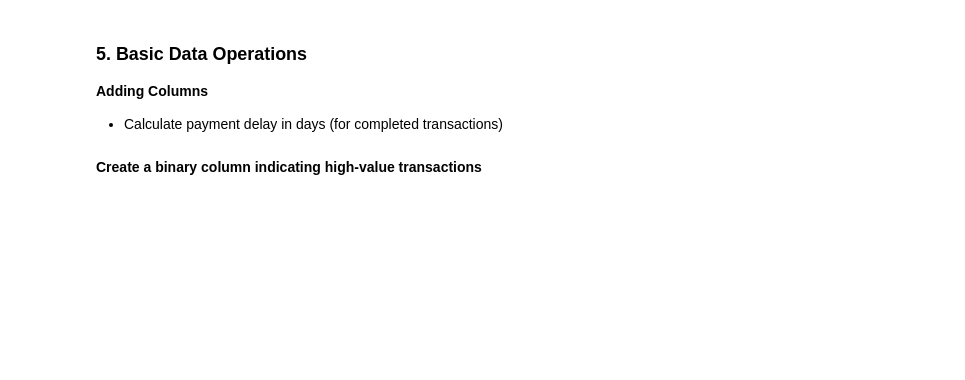
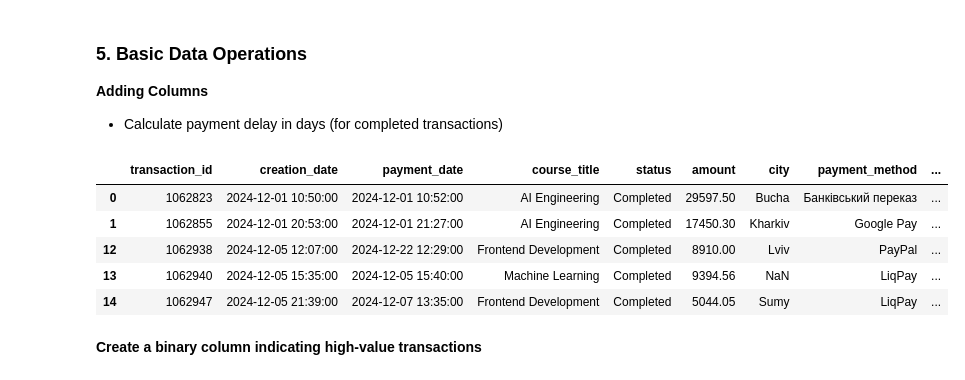
Before and after one commit to cpython-projects/da_vn, a Jupyter notebook: session_03_practice_clean.ipynb, the cells around one changed output. Saved outputs shown, nothing was run; the diff lists cells and outputs as text; code cells hidden in the pictures; blank space fills up the shorter version.

```diff
--- a/session_03_practice_clean.ipynb
+++ b/session_03_practice_clean.ipynb
@@ -74,5 +334,21 @@ Understanding your data is the first critical step in any analysis
 
 **Adding Columns**
 - Calculate payment delay in days (for completed transactions)
+# %%
+df['creation_date'] = pd.to_datetime(df['creation_date'], dayfirst=True)
+df['payment_date'] = pd.to_datetime(df['payment_date'], dayfirst=True, errors='coerce')
+
+# Now calculate payment delay (in days)
+df['payment_delay'] = (df['payment_date'] - df['creation_date']).dt.days
+
+payed_courses = df[df['status'] == 'Completed']
+payed_courses.head()
+# %% [output]
+|  | transaction_id | creation_date | payment_date | course_title | status | amount | city | payment_method | ... |
+| 0 | 1062823 | 2024-12-01 10:50:00 | 2024-12-01 10:52:00 | AI Engineering | Completed | 29597.50 | Bucha | Банківський переказ | ... |
+| 1 | 1062855 | 2024-12-01 20:53:00 | 2024-12-01 21:27:00 | AI Engineering | Completed | 17450.30 | Kharkiv | Google Pay | ... |
+| 12 | 1062938 | 2024-12-05 12:07:00 | 2024-12-22 12:29:00 | Frontend Development | Completed | 8910.00 | Lviv | PayPal | ... |
+| 13 | 1062940 | 2024-12-05 15:35:00 | 2024-12-05 15:40:00 | Machine Learning | Completed | 9394.56 | NaN | LiqPay | ... |
+| 14 | 1062947 | 2024-12-05 21:39:00 | 2024-12-07 13:35:00 | Frontend Development | Completed | 5044.05 | Sumy | LiqPay | ... |
 # %% [markdown]
 **Create a binary column indicating high-value transactions**
```
Also changed, not shown: parts of 32 cells of this notebook.
